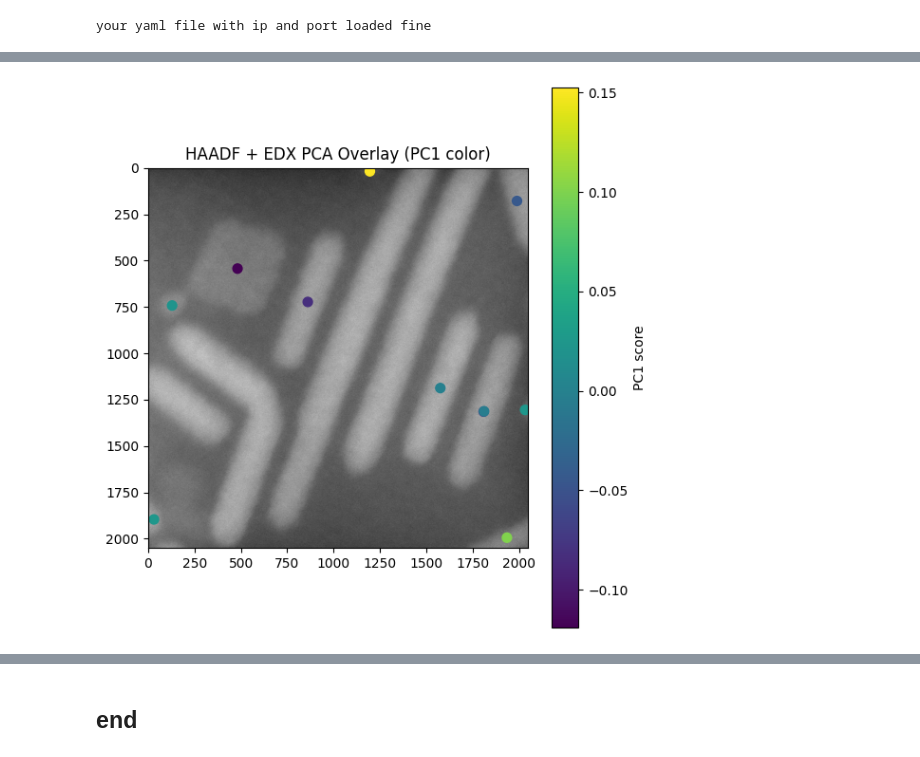
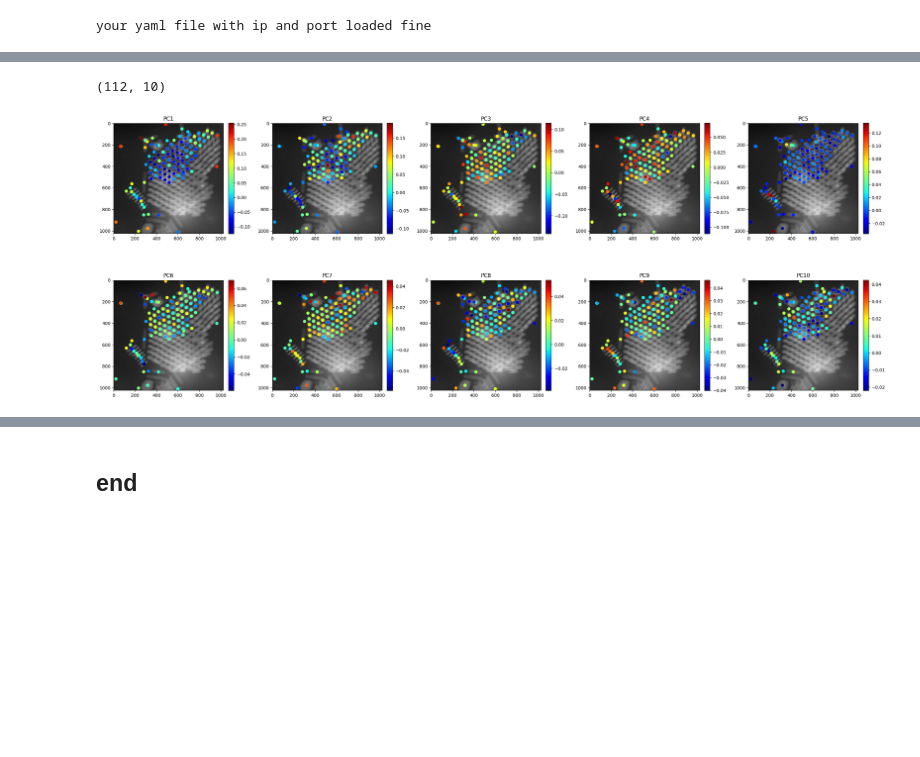
Before and after one commit to pycroscopy/pyAutoMic, a Jupyter notebook: TEM/stemOrchestrator/notebooks/multimodal-data-process/point-wise-EDX-spectrum.ipynb, the cells around one changed output, grey strips where cells are left out. Saved outputs shown, nothing was run; the diff lists cells and outputs as text; code cells hidden in the pictures; blank space fills up the shorter version.

```diff
--- a/TEM/stemOrchestrator/notebooks/multimodal-data-process/point-wise-EDX-spectrum.ipynb
+++ b/TEM/stemOrchestrator/notebooks/multimodal-data-process/point-wise-EDX-spectrum.ipynb
@@ -1487,19 +1402,30 @@ plt.show()
-# %%
-# imshow the pc1 values on the haadf
-# -----------------------------
-# 5) Plots
-# -----------------------------
-
-# a) HAADF overlay with PC1 color
-plt.figure(figsize=(6, 6))
-plt.imshow(haadf_normalized, cmap="gray")
-plt.scatter(xs, ys, c=scores[:, 0], s=50)
-plt.title("HAADF + EDX PCA Overlay (PC1 color)")
-plt.colorbar(label="PC1 score", cmap="magma")
-plt.tight_layout()
-# plt.savefig("/mnt/data/overlay_plot.png", dpi=160)
-plt.show()
-# %% [output]
-[figure, removed]
+# %%
+scores.shape
+# %% [output]
+(112, 10)
+# %%
+import matplotlib.pyplot as plt
+
+num_pcs = scores.shape[1]  # e.g., 10
+n_cols = 5
+n_rows = (num_pcs + n_cols - 1) // n_cols  # ensures enough rows
+
+fig, axes = plt.subplots(n_rows, n_cols, figsize=(5*n_cols, 5*n_rows))
+
+for i in range(num_pcs):
+    ax = axes.flat[i]
+    ax.imshow(haadf, cmap="gray")
+    sc = ax.scatter(xs, ys, c=scores[:, i], s=40, cmap="jet")
+    ax.set_title(f"PC{i+1}")
+    plt.colorbar(sc, ax=ax, fraction=0.046, pad=0.04)
+
+# Hide unused subplots (if any)
+for j in range(num_pcs, n_rows * n_cols):
+    axes.flat[j].axis('off')
+
+plt.tight_layout()
+plt.show()
+# %% [output]
+[figure, added]
 # %%
 # KMeans on PCA scores
```
Also changed, not shown: parts of 16 cells of this notebook, 1 other file.
